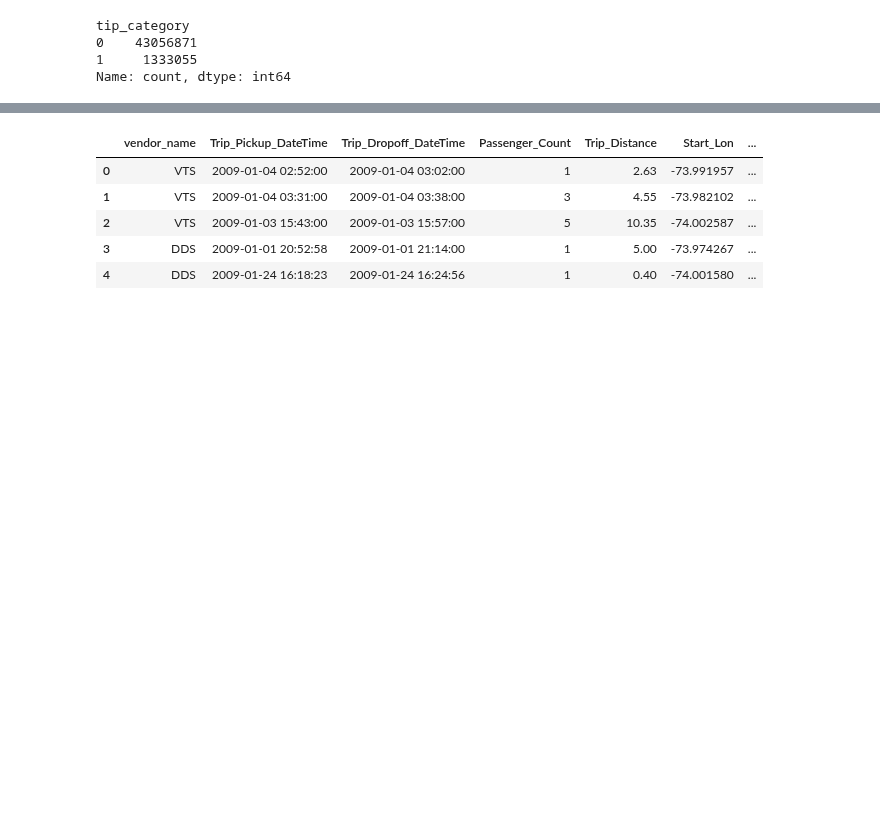
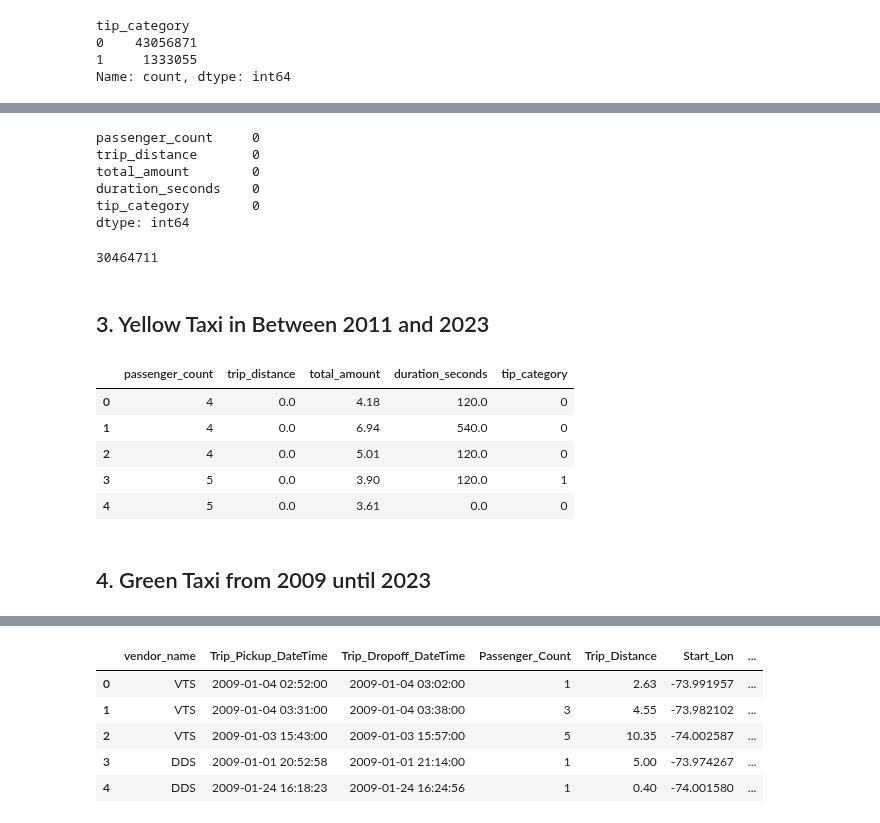
Before and after one commit to imdwipayana/Battlefield, a Jupyter notebook: DuckDB/Classification/New York Taxi Tip Prediction.ipynb, the cells around one changed output, grey strips where cells are left out. Cells and saved outputs as stored; diff of their text form; code cells hidden in the pictures; blank space fills up the shorter version.

```diff
--- a/DuckDB/Classification/New York Taxi Tip Prediction.ipynb
+++ b/DuckDB/Classification/New York Taxi Tip Prediction.ipynb
@@ -154,0 +214,79 @@ df_yellow_count.head()
+# %%
+df_yellow_2010.isnull().sum()
+# %% [output]
+passenger_count     0
+trip_distance       0
+total_amount        0
+duration_seconds    0
+tip_category        0
+dtype: int64
+# %%
+len(df_yellow_2010)
+# %% [output]
+30464711
+# %% [markdown]
+## 3. Yellow Taxi in Between 2011 and 2023
+# %%
+query_yellow_2011_2023 = """
+WITH CTE_2011_2023 AS (
+    SELECT
+        tpep_pickup_datetime AS pick_up_time,
+        tpep_dropoff_datetime AS drop_off_time,
+        CAST(passenger_count AS INTEGER) AS passenger_count,
+        CAST(total_amount AS FLOAT)   AS total_amount,
+        CAST(trip_distance AS FLOAT)   AS trip_distance,
+        CAST(payment_type AS INTEGER) AS payment_category,
+        tip_amount,
+        CAST( CASE tip_amount
+            WHEN  0.0 THEN 1
+            ELSE 0
+        END AS INTEGER) AS tip_category
+    FROM 'C:/Users/ekadw/Documents/DATA/NY_Taxi/*/yellow_taxi/yellow_tripdata_*.parquet'
+    WHERE tpep_pickup_datetime IS NOT NULL
+        AND tpep_dropoff_datetime  IS NOT NULL
+        AND passenger_count IS NOT NULL
+        AND trip_distance >= 0
+        AND trip_distance <= 50
+        AND payment_type IS NOT NULL
+        AND total_amount >= 0
+        AND tip_amount >= 0
+        AND tpep_pickup_datetime >= '2011-01-01'
+        AND tpep_pickup_datetime < '2023-10-01'
+), CTE_duration_2011_2023 AS (
+    SELECT
+        pick_up_time,
+        drop_off_time,
+        passenger_count,
+        trip_distance,
+        total_amount,
+        payment_category,
+        tip_category,
+        DATE_DIFF('day', pick_up_time, drop_off_time) AS duration_days,
+        EPOCH(drop_off_time - pick_up_time) AS duration_seconds
+    FROM CTE_2011_2023
+    WHERE payment_category = 1
+)
+
+SELECT
+    passenger_count,
+    trip_distance,
+    total_amount,
+    CAST(duration_seconds AS FLOAT)   AS duration_seconds,
+    tip_category
+FROM CTE_duration_2011_2023
+WHERE duration_days = 0
+LIMIT 5
+"""
+
+con = duckdb.connect()
+df_yellow_2011_2023 = con.execute(query_yellow_2011_2023).fetchdf()
+df_yellow_2011_2023.head()
+# %% [output]
+|  | passenger_count | trip_distance | total_amount | duration_seconds | tip_category |
+| 0 | 4 | 0.0 | 4.18 | 120.0 | 0 |
+| 1 | 4 | 0.0 | 6.94 | 540.0 | 0 |
+| 2 | 4 | 0.0 | 5.01 | 120.0 | 0 |
+| 3 | 5 | 0.0 | 3.90 | 120.0 | 1 |
+| 4 | 5 | 0.0 | 3.61 | 0.0 | 0 |
+# %% [markdown]
+## 4. Green Taxi from 2009 until 2023
```
Also changed, not shown: parts of 17 cells of this notebook.
